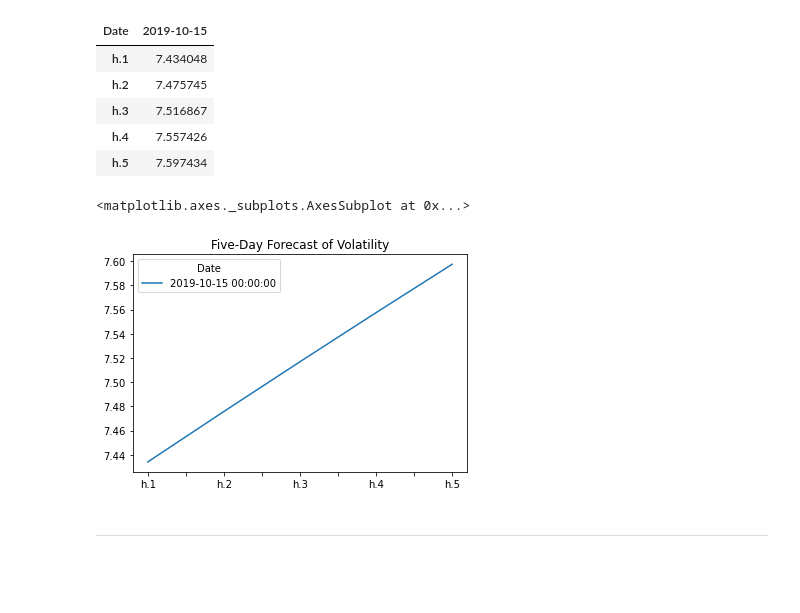
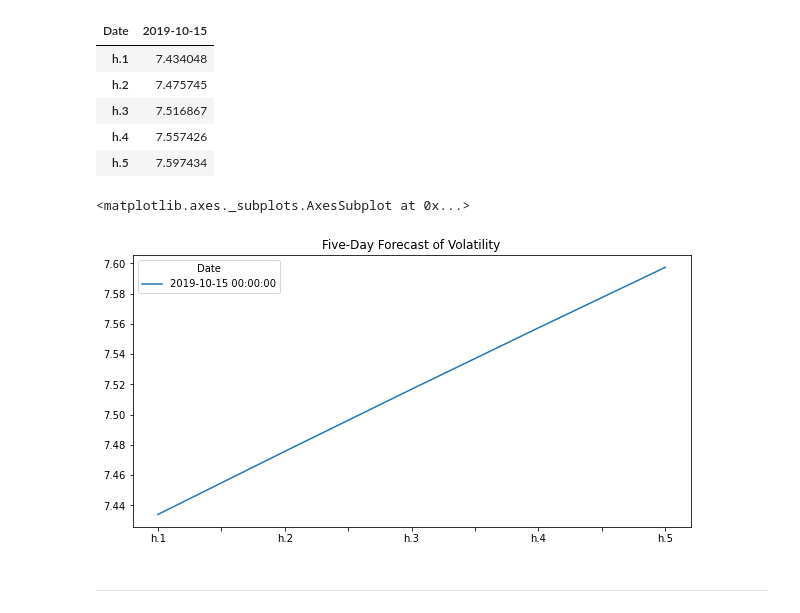
Before and after one commit to andrewjrubi/TimeSeriesHW-Rubi, a Jupyter notebook: time_series_analysis.ipynb, the cells around one changed output. Saved outputs shown, nothing was run; the diff lists cells and outputs as text; code cells hidden in the pictures; blank space fills up the shorter version.

```diff
--- a/time_series_analysis.ipynb
+++ b/time_series_analysis.ipynb
@@ -312,10 +312,10 @@ final.head()
 # %%
 # Plot the final forecast
 # YOUR CODE HERE!
-final.plot(title="Five-Day Forecast of Volatility")
+final.plot(title="Five-Day Forecast of Volatility", figsize=(10,5))
 # %% [output]
 <matplotlib.axes._subplots.AxesSubplot at 0x...>
-[figure, old version]
+[figure, new version]
 # %% [markdown]
 ---
 # %% [markdown]
```
Also changed, not shown: parts of 3 cells of this notebook.
